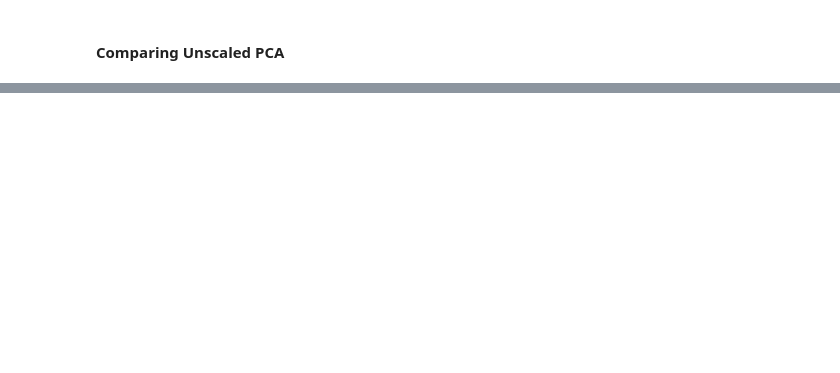
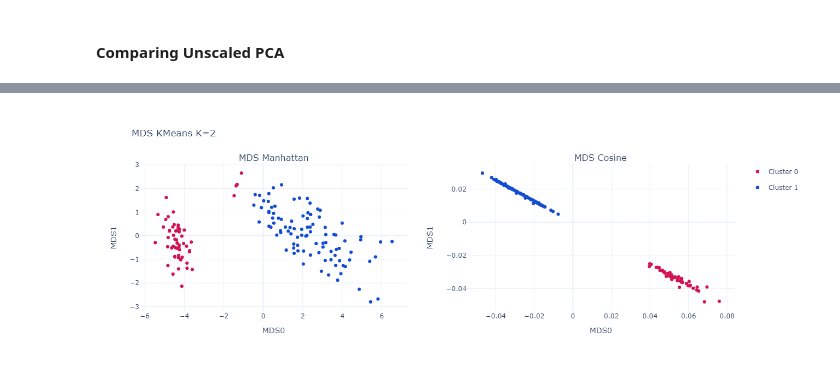
Before and after one commit to kcstauffer21/CS6180_Clustering, a Jupyter notebook: Assignment_2/Assignment_2_KCS.ipynb, the cells around one changed output, grey strips where cells are left out. Drawn from its saved outputs; the diff is of its cells as text; code cells hidden in the pictures; blank space fills up the shorter version.

```diff
--- a/Assignment_2/Assignment_2_KCS.ipynb
+++ b/Assignment_2/Assignment_2_KCS.ipynb
@@ -220,0 +271,34 @@ plotly.offline.iplot(fig, filename='temp.html')
+# %%
+# Running Kmeans on MDS manhattan
+kmeans = KMeans(n_clusters=2, random_state=123).fit(df_MDS_manhattan.iloc[:, :-1])
+df_MDS_manhattan['kmeans_clusters'] = kmeans.labels_
+centers = kmeans.cluster_centers_
+# %%
+# Running Kmeans on MDS cosine
+kmeans = KMeans(n_clusters=2, random_state=123).fit(df_MDS_cos.iloc[:, :-1])
+df_MDS_cos['kmeans_clusters'] = kmeans.labels_
+centers = kmeans.cluster_centers_
+# %%
+fig = make_subplots(rows=1, cols=2,
+                    subplot_titles=['MDS Manhattan', 'MDS Cosine'])
+
+cmap_clusters = {0: '#D31353',
+                 1: '#134DD3',}
+
+for i, cluster in enumerate(df_MDS_manhattan.kmeans_clusters.unique()):
+    temp = df_MDS_manhattan[df_MDS_manhattan.kmeans_clusters == cluster].reset_index(drop=True)
+    fig.add_trace(go.Scatter(x=temp['MDS0'], y=temp['MDS1'], mode='markers', name=f"Cluster {cluster}",
+                             legendgroup=f"{cluster}", marker=dict(color=cmap_clusters[cluster]), showlegend=True), row=1, col=1)
+
+for i, cluster in enumerate(pca_sklearn_data.kmeans_clusters.unique()):
+    temp = df_MDS_cos[df_MDS_cos.kmeans_clusters == cluster].reset_index(drop=True)
+    fig.add_trace(go.Scatter(x=temp['MDS0'], y=temp['MDS1'], mode='markers', name=f"Cluster {cluster}",
+                             legendgroup=f"{cluster}", marker=dict(color=cmap_clusters[cluster]), showlegend=False), row=1, col=2)
+
+
+fig.update_xaxes(title_text='MDS0')
+fig.update_yaxes(title_text='MDS1')
+fig.update_layout(template='plotly_white', title='MDS KMeans K=2')
+plotly.offline.iplot(fig, filename='temp.html')
+# %% [output]
+[figure, added]
```
Also changed, not shown: parts of 11 cells of this notebook.
